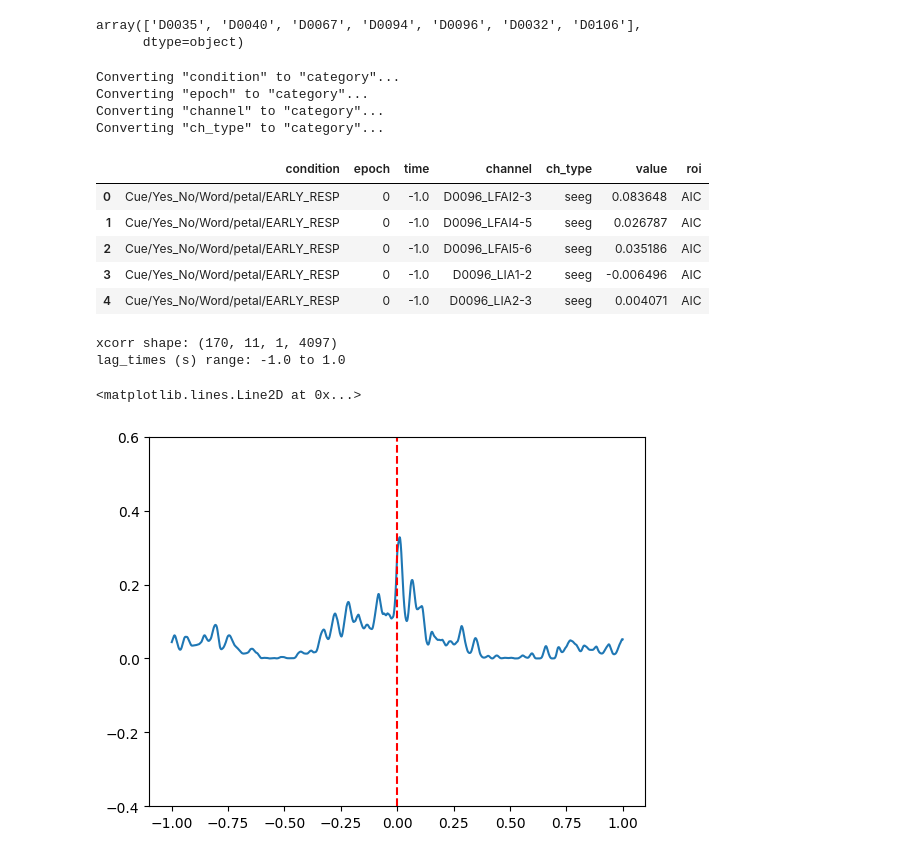
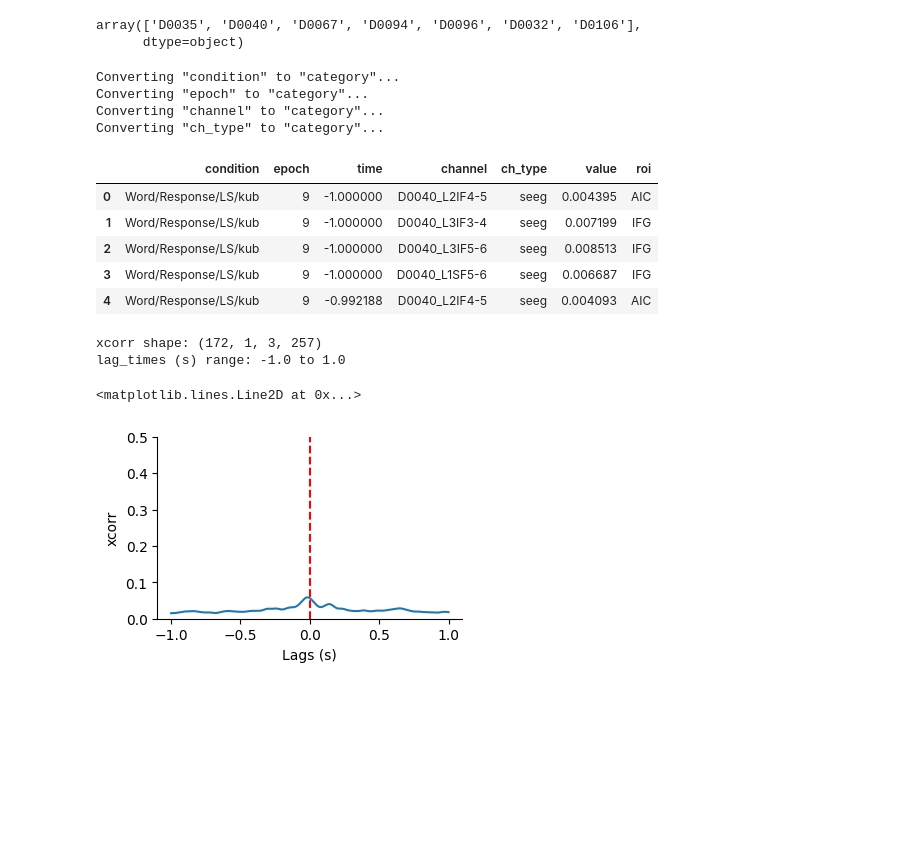
Before and after one commit to shinanlin/insula, a Jupyter notebook: notebooks/opercular.ipynb, the cells around one changed output. Drawn from its saved outputs; the diff is of its cells as text; code cells hidden in the pictures; blank space fills up the shorter version.

```diff
--- a/notebooks/opercular.ipynb
+++ b/notebooks/opercular.ipynb
@@ -310,7 +310,7 @@ LEXICAL_DELAY_PT = '/cwork/ns458/BIDS-1.0_LexicalDecRepDelay/BIDS/'
 PHONEME_PT = '/cwork/ns458/BIDS-1.4_Phoneme_sequencing/BIDS/'
 
 
-sub = 'D0096'
+sub = 'D0040'
 # Get channels for AIC and IFG separately
 aic_chns = electrode_df.loc[(sub, 'AIC'), 'channel'].unique().tolist()
 ifg_chns = electrode_df.loc[(sub, 'IFG'), 'channel'].unique().tolist()
@@ -318,11 +318,11 @@ ifg_chns = electrode_df.loc[(sub, 'IFG'), 'channel'].unique().tolist()
 pick_chns = aic_chns + ifg_chns
 
 raw_pt = BIDSPath(
-    root=os.path.join(LEXICAL_DELAY_PT, 'derivatives', 'epoch(bipolar)'),
-    datatype='epoch(raw)',
+    root=os.path.join(PHONEME_PT, 'derivatives', 'epoch(bipolar)'),
+    datatype='epoch(band)(power)',
     subject=sub,
-    # suffix='lowband',
-    processing='baseline',
+    suffix='highgamma',
+    processing='Response',
     extension='.h5',
     check=False
 )
@@ -343,11 +343,11 @@ Converting "epoch" to "category"...
 Converting "channel" to "category"...
 Converting "ch_type" to "category"...
 |  | condition | epoch | time | channel | ch_type | value | roi |
-| 0 | Cue/Yes_No/Word/petal/EARLY_RESP | 0 | -1.0 | D0096_LFAI2-3 | seeg | 0.083648 | AIC |
-| 1 | Cue/Yes_No/Word/petal/EARLY_RESP | 0 | -1.0 | D0096_LFAI4-5 | seeg | 0.026787 | AIC |
-| 2 | Cue/Yes_No/Word/petal/EARLY_RESP | 0 | -1.0 | D0096_LFAI5-6 | seeg | 0.035186 | AIC |
-| 3 | Cue/Yes_No/Word/petal/EARLY_RESP | 0 | -1.0 | D0096_LIA1-2 | seeg | -0.006496 | AIC |
-| 4 | Cue/Yes_No/Word/petal/EARLY_RESP | 0 | -1.0 | D0096_LIA2-3 | seeg | 0.004071 | AIC |
+| 0 | Word/Response/LS/kub | 9 | -1.000000 | D0040_L2IF4-5 | seeg | 0.004395 | AIC |
+| 1 | Word/Response/LS/kub | 9 | -1.000000 | D0040_L3IF3-4 | seeg | 0.007199 | IFG |
+| 2 | Word/Response/LS/kub | 9 | -1.000000 | D0040_L3IF5-6 | seeg | 0.008513 | IFG |
+| 3 | Word/Response/LS/kub | 9 | -1.000000 | D0040_L1SF5-6 | seeg | 0.006687 | IFG |
+| 4 | Word/Response/LS/kub | 9 | -0.992188 | D0040_L2IF4-5 | seeg | 0.004093 | AIC |
 # %%
 # Compute AIC×IFG cross-correlation on raw (non-averaged) epochs
 import numpy as np
@@ -397,7 +397,8 @@ def compute_aic_ifg_xcorr_z(epochs, aic_chns, ifg_chns, max_lag_seconds=1.0):
         for i in range(n_aic):
             for j in range(n_ifg):
                 c = correlate(data_aic_z[e, i], data_ifg_z[e, j], mode='full', method='auto')
-                xcorr[e, i, j] = c[keep] / norm
+                sign = np.sign(c[np.argmax(np.abs(c))])
+                xcorr[e, i, j] = c[keep] / norm * sign
     return xcorr, lag_times
 
 # Example: lag window ±1 s, z-scored (amplitude-invariant)
@@ -407,31 +408,27 @@ print('lag_times (s) range:', lag_times[0], 'to', lag_times[-1])
 
 # square to convert to variance explained
 xcorr = xcorr**2
-
-# xcorr = xcorr.mean(axis=0)  # if you want AIC×IFG×lag averaged across epochs
+xcorr = xcorr.mean(axis=0)  # if you want AIC×IFG×lag averaged across epochs
 # %% [output]
-xcorr shape: (170, 11, 1, 4097)
+xcorr shape: (172, 1, 3, 257)
 lag_times (s) range: -1.0 to 1.0
 # %%
-i = 1
+i = 0
 j = 0
-k = 20
 
-fig, ax = plt.subplots()
-
-a = xcorr[k,i,j,:]
-sign = np.sign(a[np.argmax(np.abs(a))])
-plt.plot(lag_times,a*sign)
+fig, ax = plt.subplots(figsize=(10*cm, 6*cm))
+plt.plot(lag_times,xcorr[i,j])
 
 vmin, vmax = np.percentile(xcorr, (1, 99))
-ax.set_ylim(-0.4,0.6)
-
-# ax.set_xlim(-0.3,0.3)
+ax.set_ylim(0, 0.5)
+sns.despine()
+ax.set_xlabel('Lags (s)')
+ax.set_ylabel('xcorr')
 
 ax.axvline(x=0, color='r', linestyle='--')
 # %% [output]
 <matplotlib.lines.Line2D at 0x...>
-[figure, old version]
+[figure, new version]
 # %%
 fig, ax = plt.subplots(1, 1, figsize=(10, 5))
 sns.lineplot(data=df, x='time', y='value', hue='roi', ax=ax)
```
Also changed, not shown: parts of 12 cells of this notebook, 12 other files.
